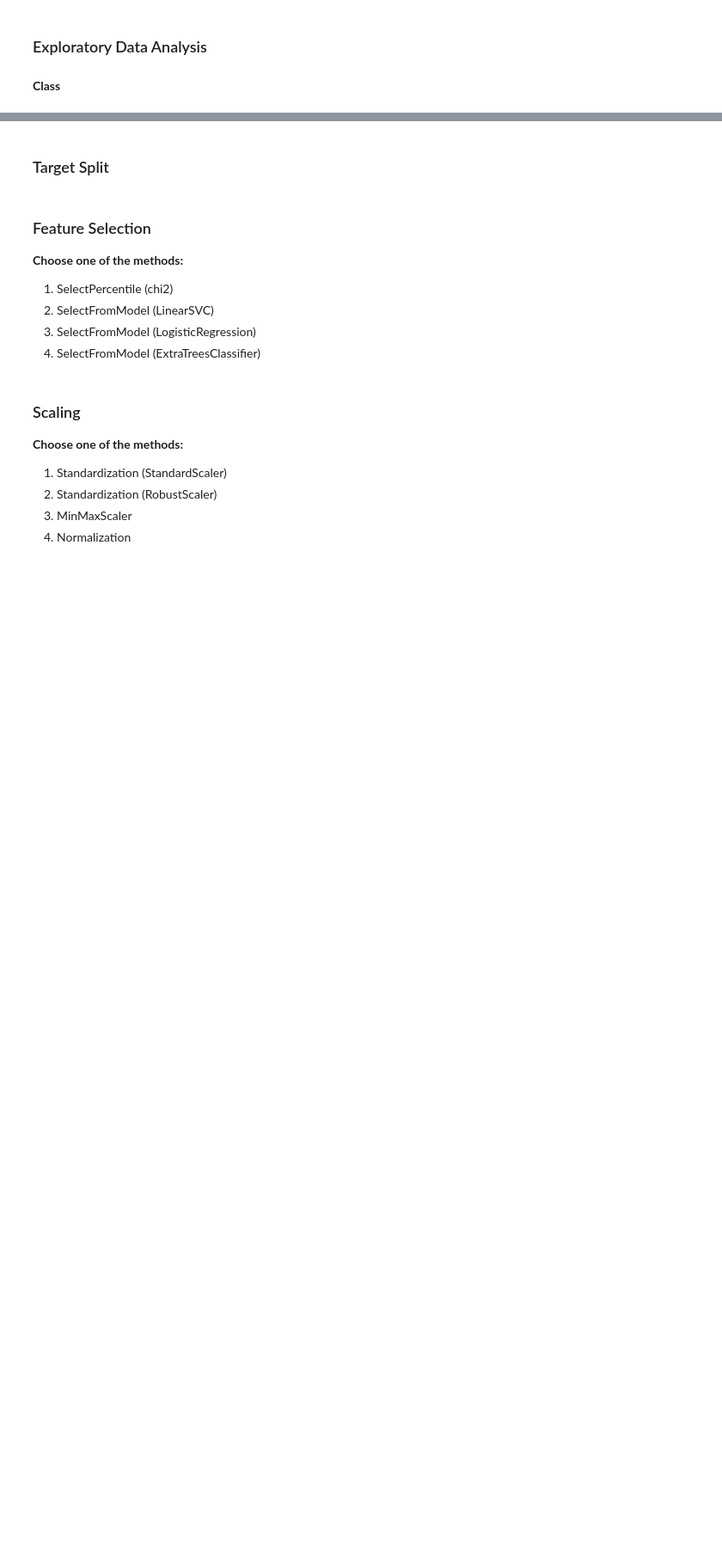
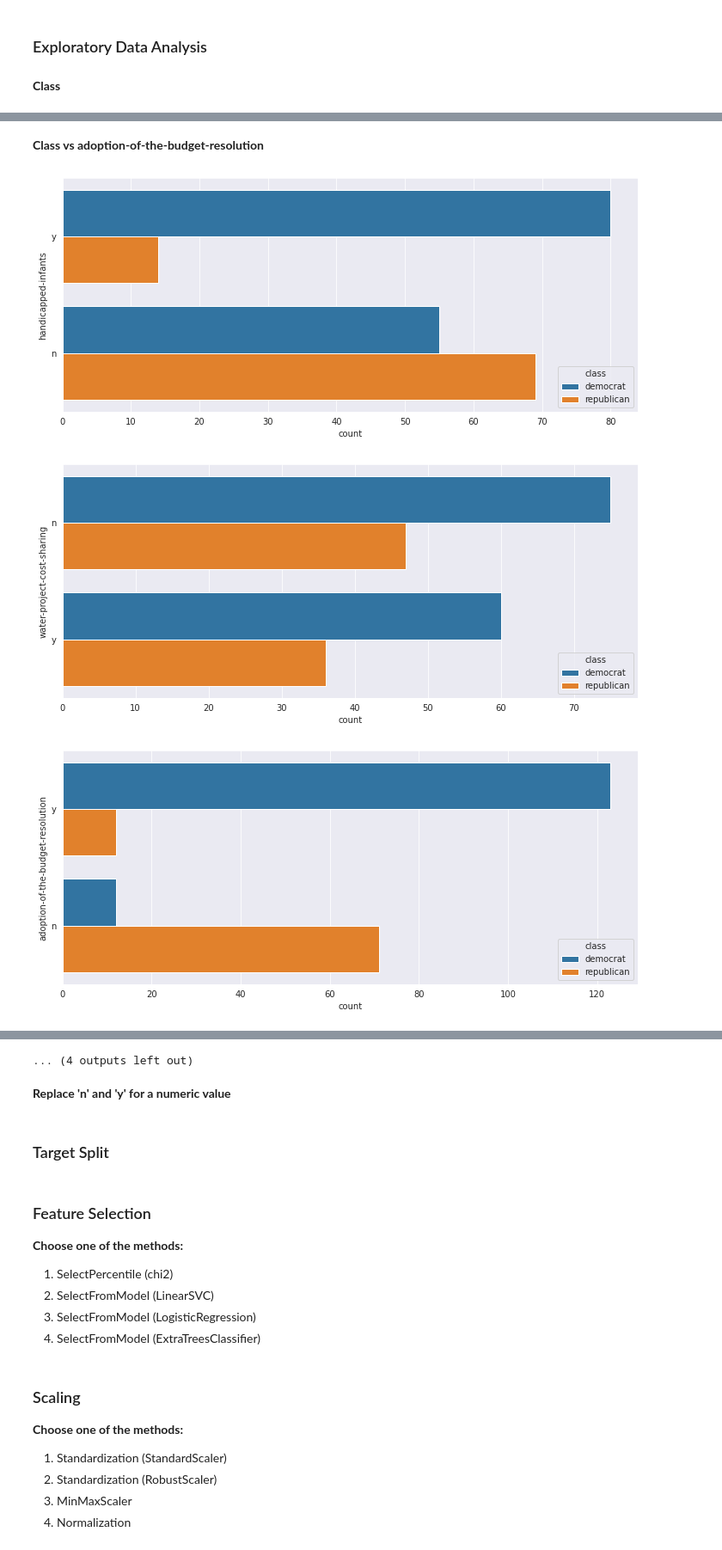
Before and after one commit to diogofbraga/MachineLearningAssignments, a Jupyter notebook: CongressionalVoting/CongressionalVoting.ipynb, the cells around one changed output, grey strips where cells are left out. Shown at 86% size. Drawn from its saved outputs; the diff is of its cells as text; code cells hidden in the pictures; blank space fills up the shorter version.

Commit message:
Added plots to Congressional Data Set. Minor changes in Wine quality

```diff
--- a/CongressionalVoting/CongressionalVoting.ipynb
+++ b/CongressionalVoting/CongressionalVoting.ipynb
@@ -125,0 +269,15 @@ for p in ax.patches:
+# %% [markdown]
+**Class vs adoption-of-the-budget-resolution**
+# %%
+attributeNames = ['handicapped-infants', 'water-project-cost-sharing', 'adoption-of-the-budget-resolution', 'physician-fee-freeze', 'el-salvador-aid', 'religious-groups-in-schools', 'anti-satellite-test-ban', 'aid-to-nicaraguan-contras', 'mx-missile', 'immigration', 'synfuels-crporation-cutback', 'education-spending', 'superfund-right-to-sue', 'crime', 'duty-free-exports', 'export-administration-act-south-africa']
+for i in range(0,len(attributeNames)):
+
+    plt.figure(figsize=(12, 5))
+    sns.countplot(y=attributeNames[i], hue="class", data=data)#, palette=c_palette)
+    if i == 3:
+        plt.savefig(attributeNames[i] + ".png", bbox_inches='tight')
+    plt.show()
+# %% [output]
+[figure, added]
+[figure, added]
+[figure, added]
@@ -125,0 +293,3 @@ for p in ax.patches:
+... (4 outputs left out)
+# %% [markdown]
+**Replace 'n' and 'y' for a numeric value**
```
Also changed, not shown: parts of 32 cells of this notebook, 1 other file.
